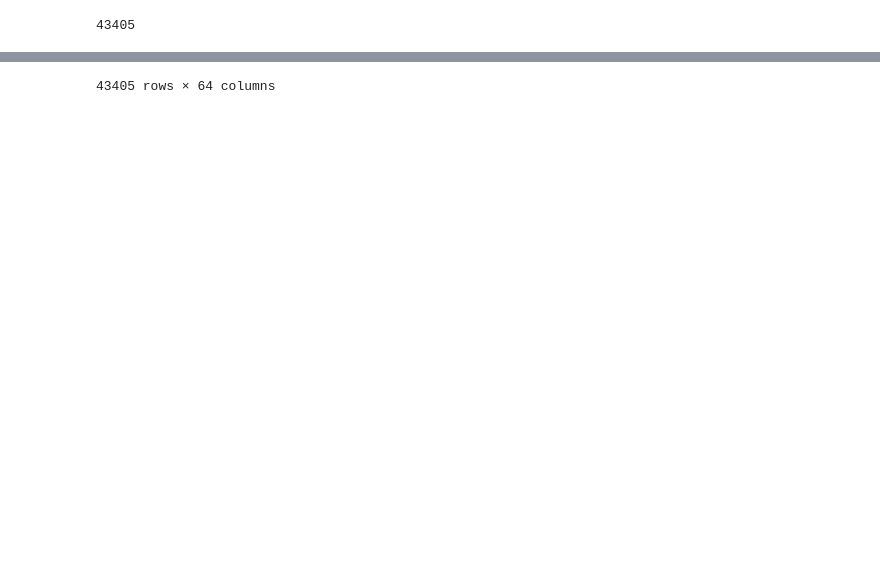
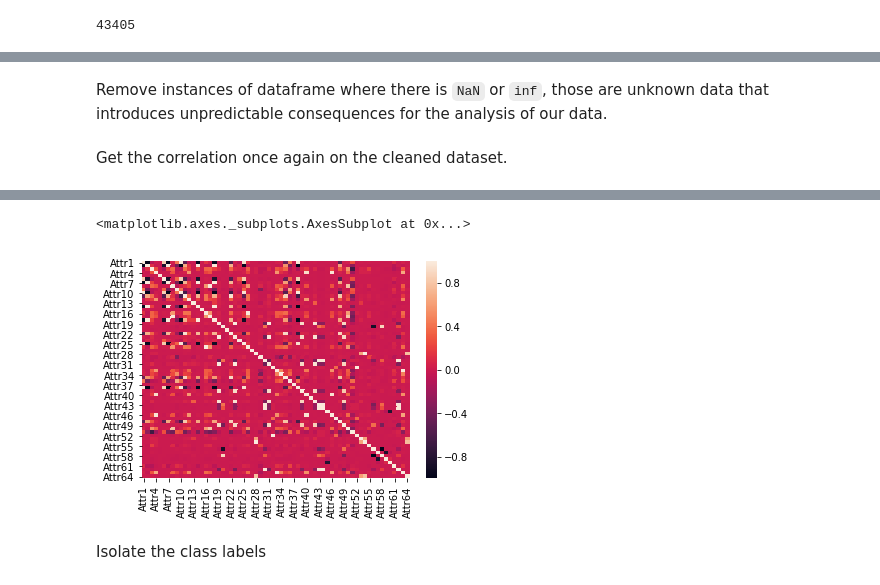
Before and after one commit to AFAgarap/ecommerce-reviews-analysis, a Jupyter notebook: bankruptcy-prediction.ipynb, the cells around one changed output, grey strips where cells are left out. Saved outputs shown, nothing was run; the diff lists cells and outputs as text; code cells hidden in the pictures; blank space fills up the shorter version.

Commit message:
chore : add revised preliminary analysis

```diff
--- a/bankruptcy-prediction.ipynb
+++ b/bankruptcy-prediction.ipynb
@@ -28,0 +45,2 @@ df = pd.concat([df_first_year, df_second_year, df_third_year, df_fourth_year, df
+# %% [markdown]
+Remove instances of dataframe where there is `NaN` or `inf`, those are unknown data that introduces unpredictable consequences for the analysis of our data.
@@ -29,3 +49,5 @@ df = pd.concat([df_first_year, df_second_year, df_third_year, df_fourth_year, df
+# %% [markdown]
+Get the correlation once again on the cleaned dataset.
 # %%
-df.loc[:, df.columns != 'class']
+sns.heatmap(df.loc[:, df.columns != 'class'].corr())
 # %% [output]
@@ -49,3 +54,6 @@ df.loc[:, df.columns != 'class']
-43405 rows × 64 columns
+<matplotlib.axes._subplots.AxesSubplot at 0x...>
+[figure, added]
+# %% [markdown]
+Isolate the class labels
 # %%
 import numpy as np
```
Also changed, not shown: parts of 23 cells of this notebook.
